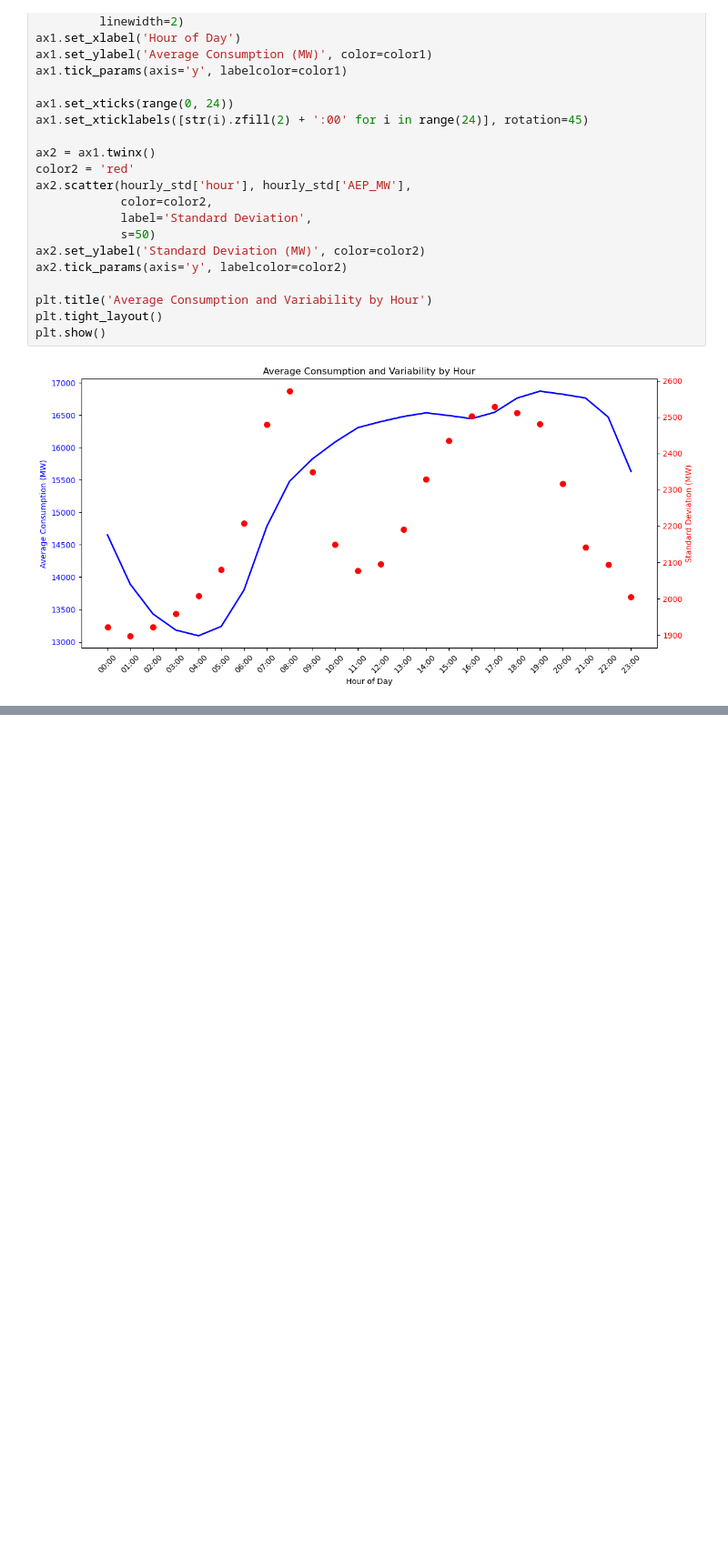
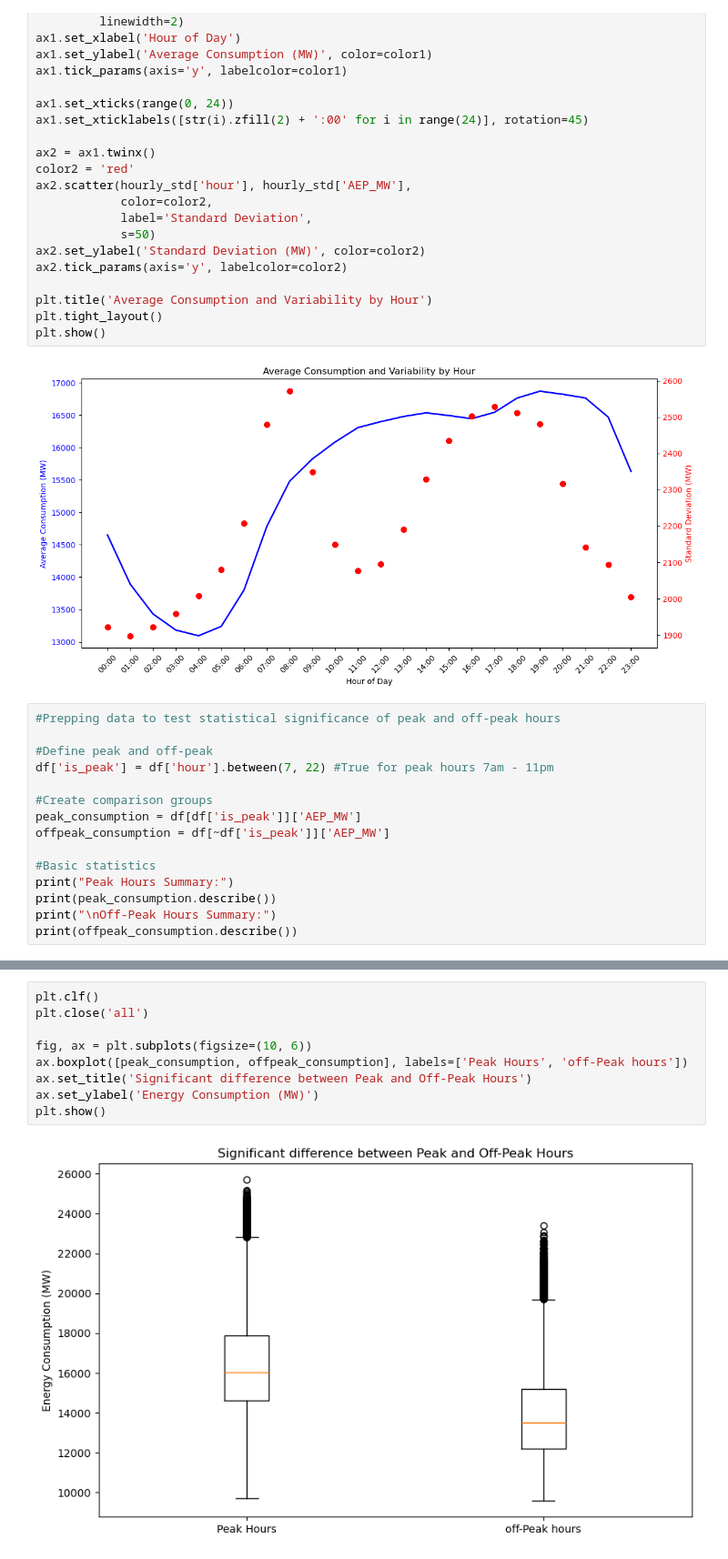
Before and after one commit to brennanlmorris/pjmenergydata, a Jupyter notebook: energy_consumption.ipynb, the cells around one changed output, grey strips where cells are left out. Shown at 91% size. Saved outputs shown, nothing was run; the diff lists cells and outputs as text; blank space fills up the shorter version.

```diff
--- a/energy_consumption.ipynb
+++ b/energy_consumption.ipynb
@@ -165,3 +165,18 @@ plt.tight_layout()
 plt.show()
 # %% [output]
 [figure]
+# %%
+#Prepping data to test statistical significance of peak and off-peak hours
+
+#Define peak and off-peak
+df['is_peak'] = df['hour'].between(7, 22) #True for peak hours 7am - 11pm
+
+#Create comparison groups
+peak_consumption = df[df['is_peak']]['AEP_MW']
+offpeak_consumption = df[~df['is_peak']]['AEP_MW']
+
+#Basic statistics
+print("Peak Hours Summary:")
+print(peak_consumption.describe())
+print("\nOff-Peak Hours Summary:")
+print(offpeak_consumption.describe())
@@ -167,0 +223,11 @@ plt.show()
+# %%
+plt.clf()
+plt.close('all')
+
+fig, ax = plt.subplots(figsize=(10, 6))
+ax.boxplot([peak_consumption, offpeak_consumption], labels=['Peak Hours', 'off-Peak hours'])
+ax.set_title('Significant difference between Peak and Off-Peak Hours')
+ax.set_ylabel('Energy Consumption (MW)')
+plt.show()
+# %% [output]
+[figure, added]
```
Also changed, not shown: parts of 2 cells of this notebook.
